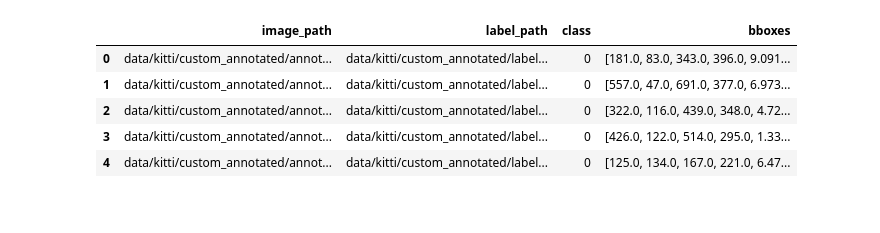
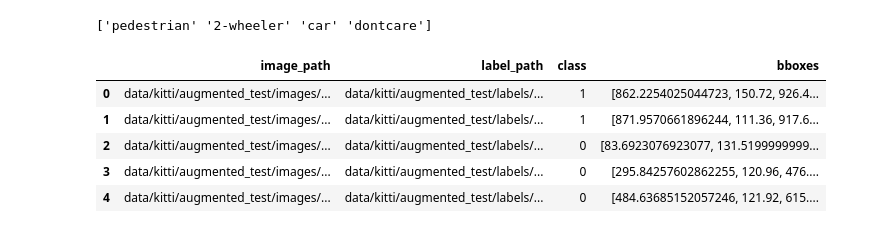
Before and after one commit to hackassin/PyTorch-For-Kiiti-Object-Detection, a Jupyter notebook: detection_model_training.ipynb, the cells around one changed output. Cells and saved outputs as stored; diff of their text form; code cells hidden in the pictures.

```diff
--- a/detection_model_training.ipynb
+++ b/detection_model_training.ipynb
@@ -17,7 +17,9 @@ from sklearn.model_selection import train_test_split
 # %%
 # Create dataset
 # Columns: image_path, label_path, bboxes, classes
-imlabel_list = helper.imlabel('data/kitti/custom_annotated/annotated_images/', 'data/kitti/custom_annotated/labels/')
+impath = 'data/kitti/augmented_test/images/'
+labels_path = 'data/kitti/augmented_test/labels/'
+imlabel_list = helper.imlabel(impath, labels_path)
 # %%
 imlabel_list[0][0]
 # %% [output]
@@ -30,7 +32,8 @@ df = pd.DataFrame(columns = ['image_path','label_path','class','bboxes'])
 # df.head()
 
 for item in imlabel_list:
-    bboxes = helper.fetch_bboxes(item[1]).tolist()
+    #bboxes = helper.fetch_bboxes(item[1]).tolist()
+    bboxes = helper.fetch_bboxes(item[1])
     classes = helper.fetch_classes(item[1])
     for i,cls_bbox in enumerate(zip(classes,bboxes)):
         # print(cls_bbox)
@@ -41,7 +44,7 @@ for item in imlabel_list:
         #df.loc[i,'bboxes'] = cls_bbox[1]
         # df = df.append([item[0],item[1],cls_bbox[0],cls_bbox[1]])
         df = df.append({'image_path':item[0], 'label_path': item[1],
-                        'class': cls_bbox[0], 'bboxes': cls_bbox[1]}, ignore_index=True)
+                        'class': cls_bbox[0], 'bboxes': cls_bbox[1][:4]}, ignore_index=True)
 df.head()
 # %% [output]
 |  | image_path | label_path | class | bboxes |
@@ -53,19 +56,20 @@ df.head()
 # %%
-df['class'].unique()
+print(df['class'].unique())
 
 class_dict = {'2-wheeler': 0,
               'pedestrian': 1, 'car': 2,
               'dontcare': 3}
 
 df['class'] = df['class'].apply(lambda x:  class_dict[x])
 df.head()
 # %% [output]
+['pedestrian' '2-wheeler' 'car' 'dontcare']
 |  | image_path | label_path | class | bboxes |
-| 0 | data/kitti/custom_annotated/annot... | data/kitti/custom_annotated/label... | 0 | [181.0, 83.0, 343.0, 396.0, 9.091... |
-| 1 | data/kitti/custom_annotated/annot... | data/kitti/custom_annotated/label... | 0 | [557.0, 47.0, 691.0, 377.0, 6.973... |
-| 2 | data/kitti/custom_annotated/annot... | data/kitti/custom_annotated/label... | 0 | [322.0, 116.0, 439.0, 348.0, 4.72... |
-| 3 | data/kitti/custom_annotated/annot... | data/kitti/custom_annotated/label... | 0 | [426.0, 122.0, 514.0, 295.0, 1.33... |
-| 4 | data/kitti/custom_annotated/annot... | data/kitti/custom_annotated/label... | 0 | [125.0, 134.0, 167.0, 221.0, 6.47... |
+| 0 | data/kitti/augmented_test/images/... | data/kitti/augmented_test/labels/... | 1 | [862.2254025044723, 150.72, 926.4... |
+| 1 | data/kitti/augmented_test/images/... | data/kitti/augmented_test/labels/... | 1 | [871.9570661896244, 111.36, 917.6... |
+| 2 | data/kitti/augmented_test/images/... | data/kitti/augmented_test/labels/... | 0 | [83.6923076923077, 131.5199999999... |
+| 3 | data/kitti/augmented_test/images/... | data/kitti/augmented_test/labels/... | 0 | [295.84257602862255, 120.96, 476.... |
+| 4 | data/kitti/augmented_test/images/... | data/kitti/augmented_test/labels/... | 0 | [484.63685152057246, 121.92, 615.... |
 # %%
 # Training Dataset Split
 X = df.image_path
```
Also changed, not shown: parts of 16 cells of this notebook.
